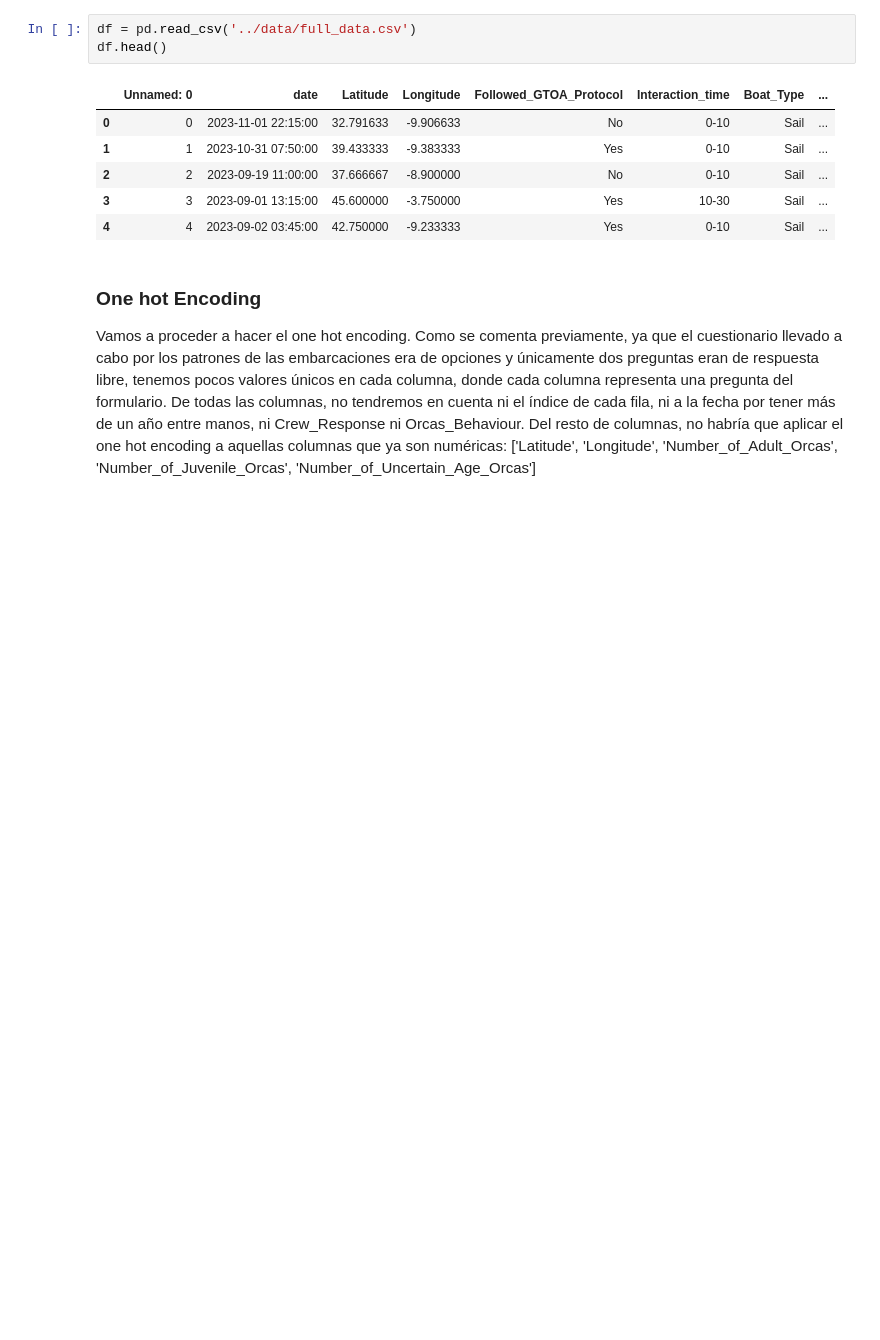
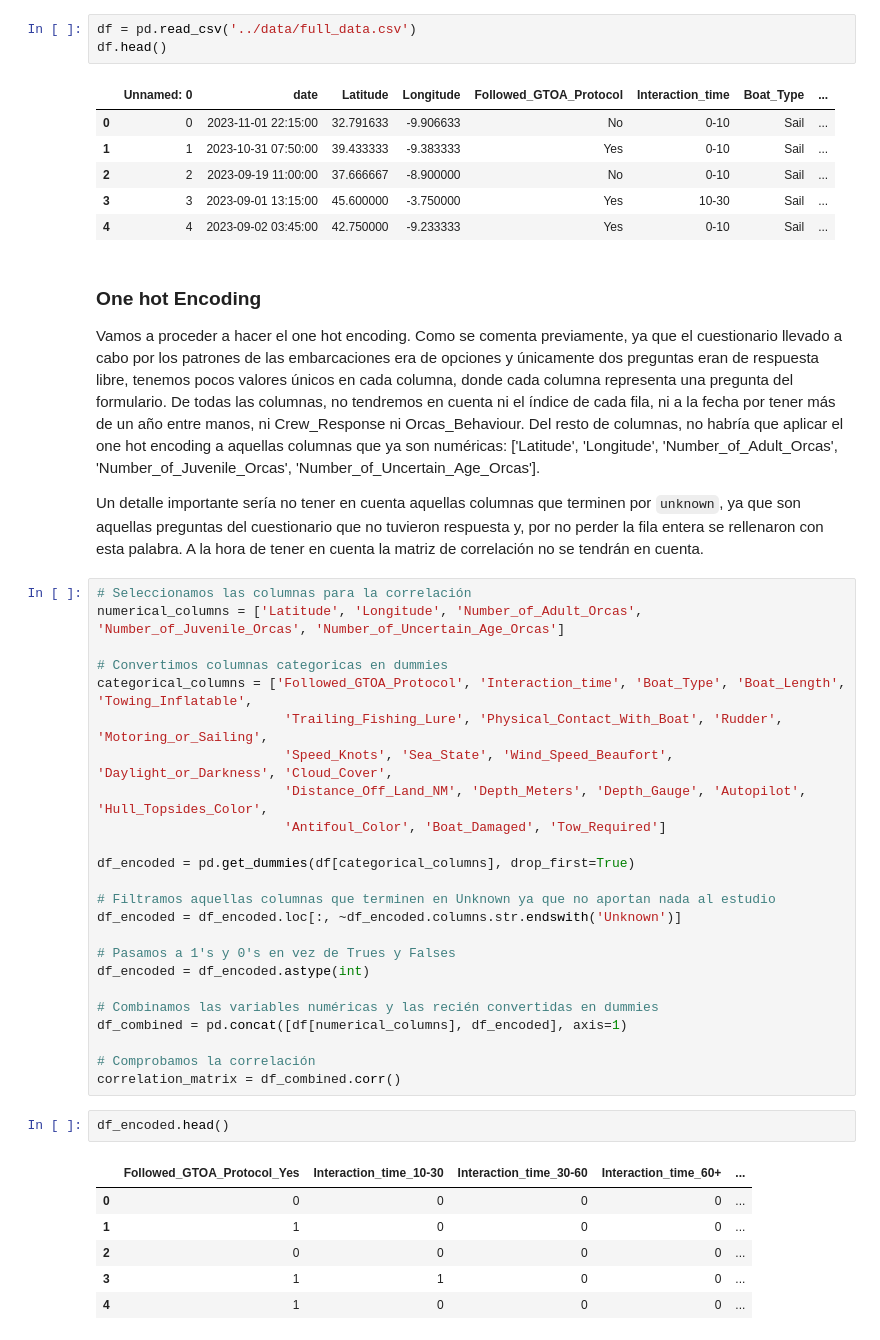
Before and after one commit to Jacobomb/Orca-interactions-in-the-Iberian-Peninsula, a Jupyter notebook: notebooks/5.DataModelEvaluation.ipynb, the cells around one changed output. Drawn from its saved outputs; the diff is of its cells as text; blank space fills up the shorter version.

Commit message:
Se han sacado varias conclusiones - mañana seguir con más!

```diff
--- a/notebooks/5.DataModelEvaluation.ipynb
+++ b/notebooks/5.DataModelEvaluation.ipynb
@@ -22,4 +23,39 @@ df.head()
 # %% [markdown]
 ### One hot Encoding
 
-Vamos a proceder a hacer el one hot encoding. Como se comenta previamente, ya que el cuestionario llevado a cabo por los patrones de las embarcaciones era de opciones y únicamente dos preguntas eran de respuesta libre, tenemos pocos valores únicos en cada columna, donde cada columna representa una pregunta del formulario. De todas las columnas, no tendremos en cuenta ni el índice de cada fila, ni a la fecha por tener más de un año entre manos, ni Crew_Response ni Orcas_Behaviour. Del resto de columnas, no habría que aplicar el one hot encoding a aquellas columnas que ya son numéricas: ['Latitude', 'Longitude', 'Number_of_Adult_Orcas', 'Number_of_Juvenile_Orcas', 'Number_of_Uncertain_Age_Orcas']
+Vamos a proceder a hacer el one hot encoding. Como se comenta previamente, ya que el cuestionario llevado a cabo por los patrones de las embarcaciones era de opciones y únicamente dos preguntas eran de respuesta libre, tenemos pocos valores únicos en cada columna, donde cada columna representa una pregunta del formulario. De todas las columnas, no tendremos en cuenta ni el índice de cada fila, ni a la fecha por tener más de un año entre manos, ni Crew_Response ni Orcas_Behaviour. Del resto de columnas, no habría que aplicar el one hot encoding a aquellas columnas que ya son numéricas: ['Latitude', 'Longitude', 'Number_of_Adult_Orcas', 'Number_of_Juvenile_Orcas', 'Number_of_Uncertain_Age_Orcas'].
+
+Un detalle importante sería no tener en cuenta aquellas columnas que terminen por `unknown`, ya que son aquellas preguntas del cuestionario que no tuvieron respuesta y, por no perder la fila entera se rellenaron con esta palabra. A la hora de tener en cuenta la matriz de correlación no se tendrán en cuenta.
+# %%
+# Seleccionamos las columnas para la correlación
+numerical_columns = ['Latitude', 'Longitude', 'Number_of_Adult_Orcas', 'Number_of_Juvenile_Orcas', 'Number_of_Uncertain_Age_Orcas']
+
+# Convertimos columnas categoricas en dummies
+categorical_columns = ['Followed_GTOA_Protocol', 'Interaction_time', 'Boat_Type', 'Boat_Length', 'Towing_Inflatable',
+                        'Trailing_Fishing_Lure', 'Physical_Contact_With_Boat', 'Rudder', 'Motoring_or_Sailing',
+                        'Speed_Knots', 'Sea_State', 'Wind_Speed_Beaufort', 'Daylight_or_Darkness', 'Cloud_Cover',
+                        'Distance_Off_Land_NM', 'Depth_Meters', 'Depth_Gauge', 'Autopilot', 'Hull_Topsides_Color',
+                        'Antifoul_Color', 'Boat_Damaged', 'Tow_Required']
+
+df_encoded = pd.get_dummies(df[categorical_columns], drop_first=True)
+
+# Filtramos aquellas columnas que terminen en Unknown ya que no aportan nada al estudio
+df_encoded = df_encoded.loc[:, ~df_encoded.columns.str.endswith('Unknown')]
+
+# Pasamos a 1's y 0's en vez de Trues y Falses
+df_encoded = df_encoded.astype(int)
+
+# Combinamos las variables numéricas y las recién convertidas en dummies
+df_combined = pd.concat([df[numerical_columns], df_encoded], axis=1)
+
+# Comprobamos la correlación
+correlation_matrix = df_combined.corr()
+# %%
+df_encoded.head()
+# %% [output]
+|  | Followed_GTOA_Protocol_Yes | Interaction_time_10-30 | Interaction_time_30-60 | Interaction_time_60+ | ... |
+| 0 | 0 | 0 | 0 | 0 | ... |
+| 1 | 1 | 0 | 0 | 0 | ... |
+| 2 | 0 | 0 | 0 | 0 | ... |
+| 3 | 1 | 1 | 0 | 0 | ... |
+| 4 | 1 | 0 | 0 | 0 | ... |
```
Also changed, not shown: parts of 5 cells of this notebook.
